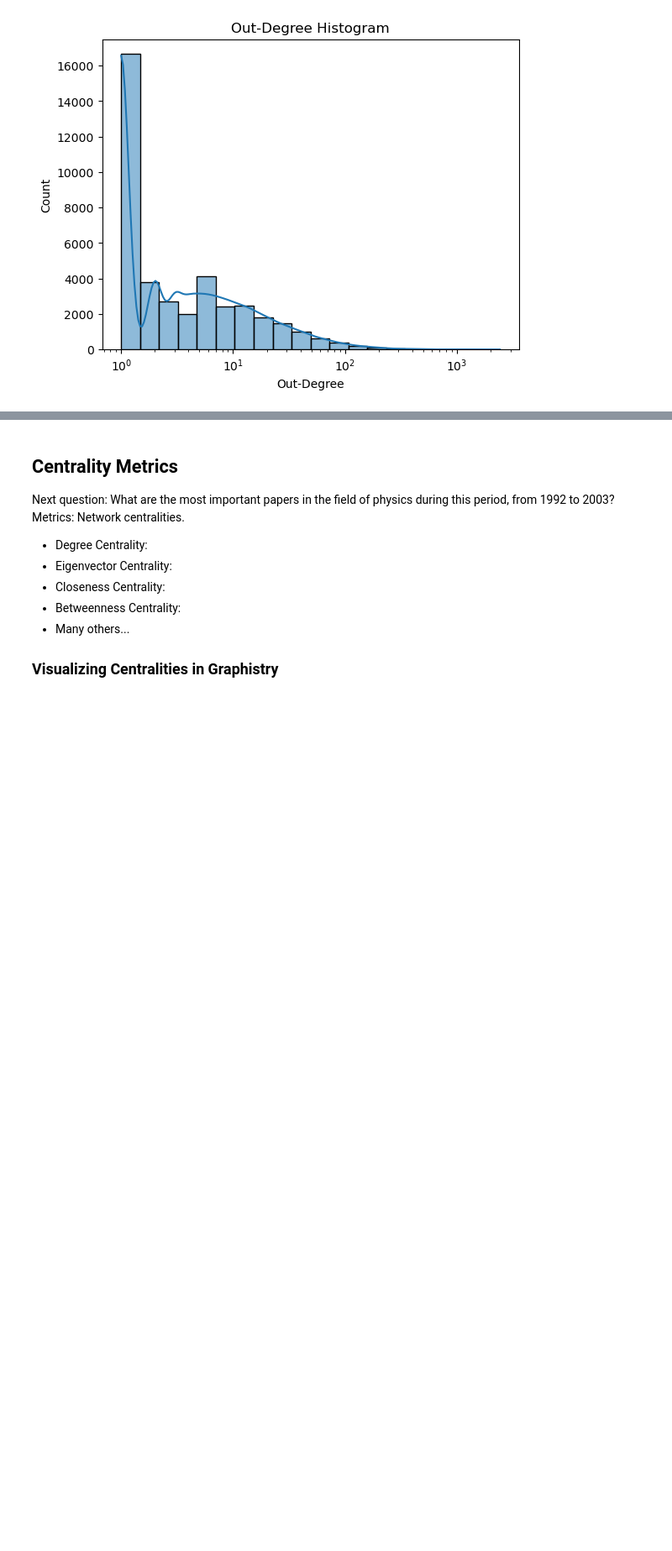
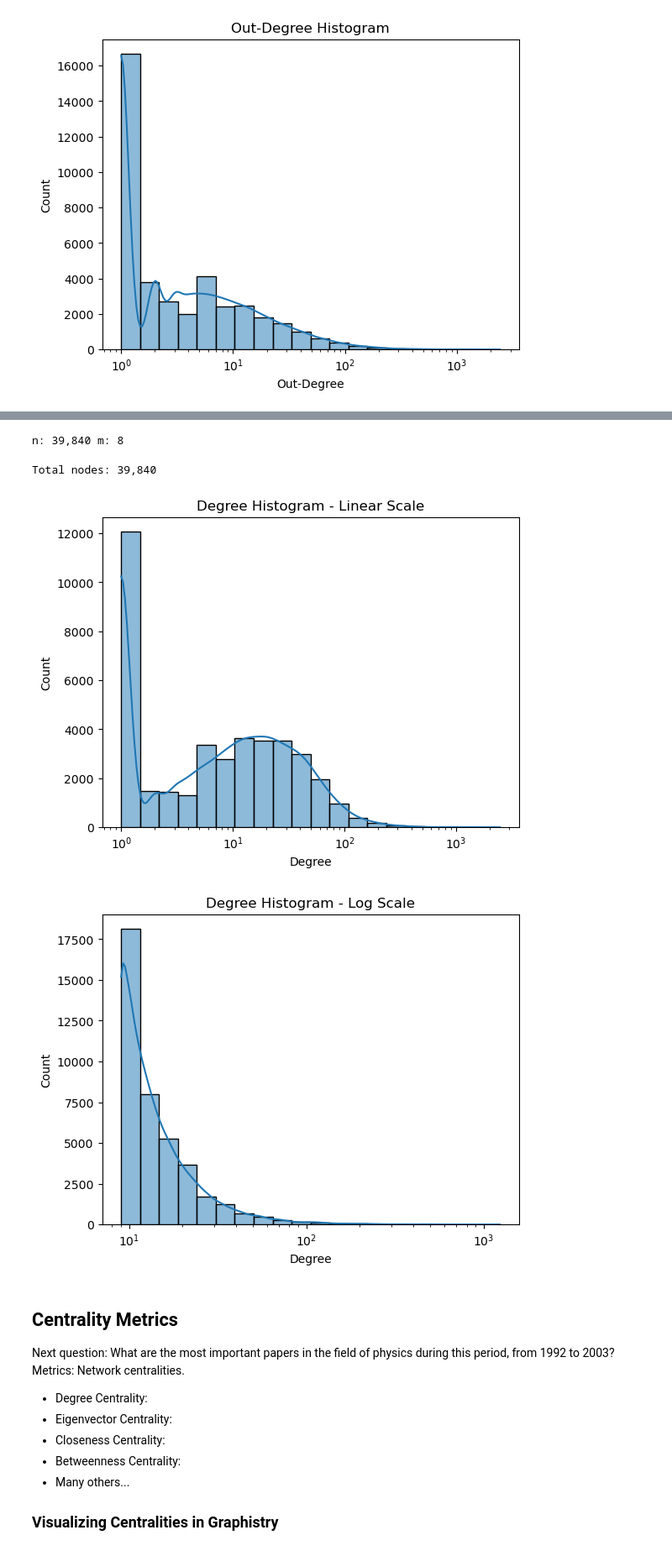
Before and after one commit to Graphlet-AI/graphml-class, a Jupyter notebook: Part 2 - Quantitative Networks - Social Network Analysis and Network Science.ipynb, the cells around one changed output, grey strips where cells are left out. Shown at 84% size. Cells and saved outputs as stored; diff of their text form; code cells hidden in the pictures; blank space fills up the shorter version.

```diff
--- a/Part 2 - Quantitative Networks - Social Network Analysis and Network Science.ipynb
+++ b/Part 2 - Quantitative Networks - Social Network Analysis and Network Science.ipynb
@@ -290,0 +352,22 @@ These histograms don't exist in a vacuum. They can be compared to theoretical mo
+# %%
+# Number of iterations required (This should be smaller than the total number of nodes)
+n = G.number_of_nodes()
+
+# Number of edges to attach from a new node to existing nodes
+m = G.number_of_edges() // n
+
+print(f"n: {n:,} m: {m:,}")
+
+# Create a Barabasi-Albert graph with the same number of nodes and edges as the real graph
+G_ba = nx.barabasi_albert_graph(n, m)
+# %% [output]
+n: 39,840 m: 8
+# %%
+print(f"Total nodes: {G_ba.number_of_nodes():,}")
+# %% [output]
+Total nodes: 39,840
+# %%
+plot_degree(G, G_ba)
+# %% [output]
+[figure, added]
+[figure, added]
```
Also changed, not shown: parts of 11 cells of this notebook.
